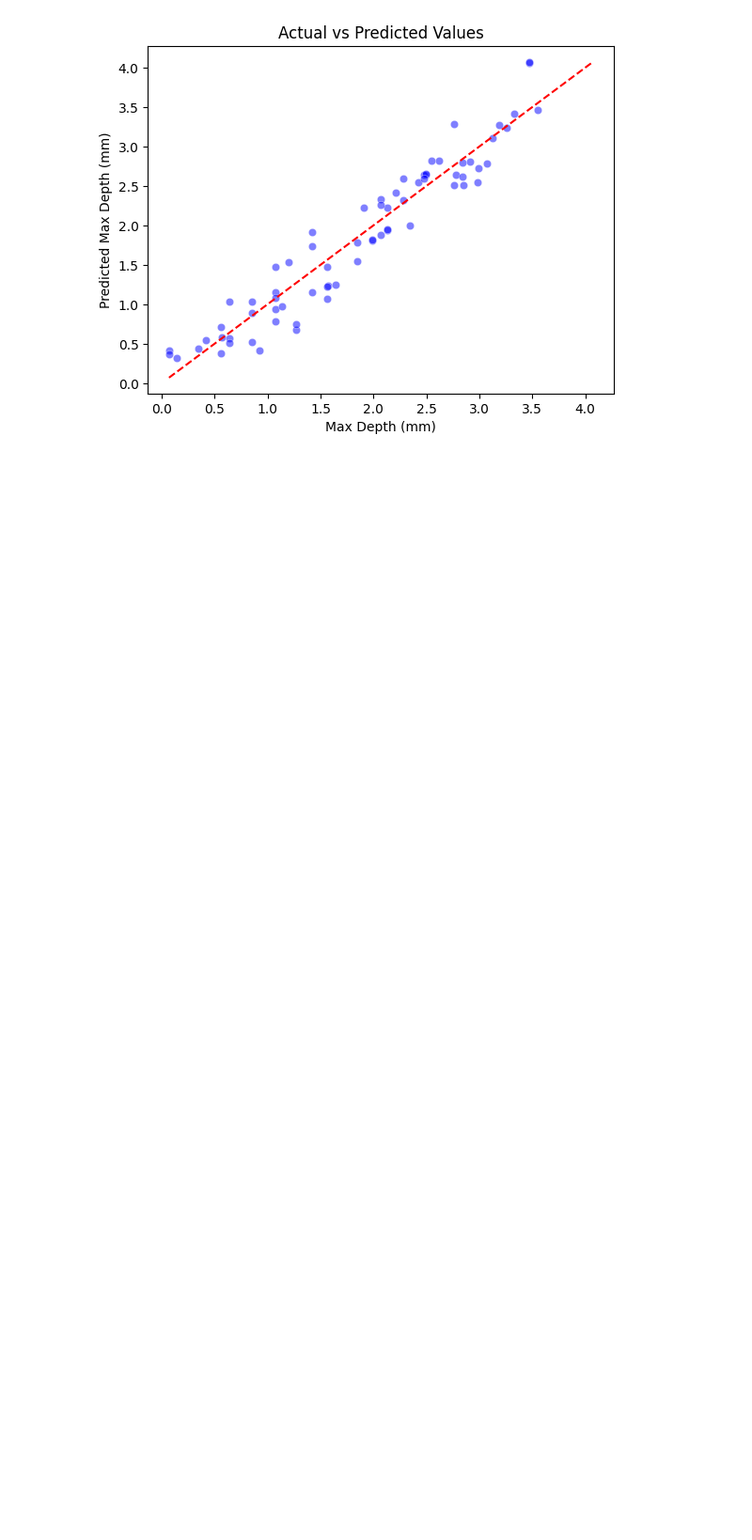
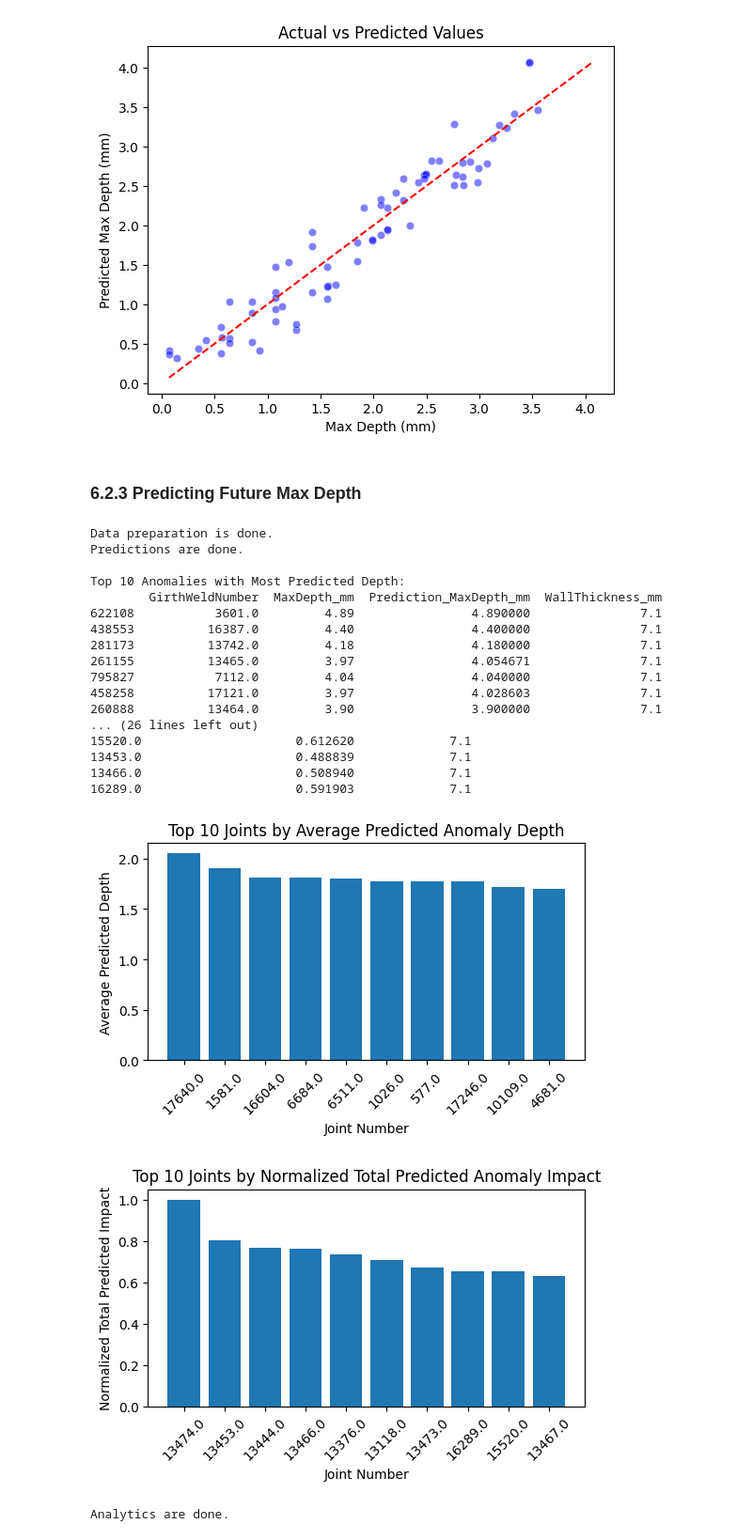
Before and after one commit to Farhad-Davaripour/AI_Applications_in_Pipeline_Engineering, a Jupyter notebook: demo.ipynb, the cells around one changed output. Shown at 94% size. Drawn from its saved outputs; the diff is of its cells as text; code cells hidden in the pictures; blank space fills up the shorter version.

Commit message:
chore: Refactor code in demo.ipynb, update functions in tools.py

```diff
--- a/demo.ipynb
+++ b/demo.ipynb
@@ -529,8 +530,11 @@ kbins = KBinsDiscretizer(n_bins=n_bins, encode='ordinal', strategy='uniform')
 # %%
 Old_Anomalies_Training_df = Old_Anomalies_EngineeringFeatures_Clustered_df.copy()
 # %%
-# Apply the mask to remove outliers only from the target variable
+# Define target variable
 target = Old_Anomalies_Training_df['MaxDepth_mm']
+
+# Define wall thickness variable
+wt_mm = Old_Anomalies_EngineeringFeatures_Clustered_df.WallThickness_mm
 
 # Keep all features, including rows where target is an outlier
 features = Old_Anomalies_Training_df[[
@@ -553,7 +557,6 @@ features = Old_Anomalies_Training_df[[
         'DPrev_SignificantPointOrientation_deg',
         'AspectRatio',
         'FeatureArea_mm2',
-        'estimated_max_depth_mm',
         'SignificantPointOrientation_deg_sin',
         'SignificantPointOrientation_deg_cos',
         'LengthChange',
@@ -747,3 +755,46 @@ ML_pipeline.plot_violin(results)
 ML_pipeline.plot_scatter(results)
 # %% [output]
 [figure]
+# %% [markdown]
+### 6.2.3 Predicting Future Max Depth
+# %%
+from src.tools import AnomalyPredictionPipeline
+
+Old_Anomalies_Prediction_df = Old_Anomalies_Training_df.copy()
+Old_Anomalies_Prediction_df['WallThickness_mm'] = wt_mm
+
+prev_inspection_year = 7
+next_inspection_year = 9
+
+# Create an instance of the pipeline
+pipeline = AnomalyPredictionPipeline(model=best_model, df= Old_Anomalies_Prediction_df, prev_inspection_year=7, next_inspection_year=9)
+
+# Prepare data
+Old_Anomalies_Prediction_df = pipeline.prepare_data(wt_mm, feature_columns, target.name)
+
+# Make predictions
+Old_Anomalies_Prediction_df = pipeline.make_predictions( feature_columns)
+
+# Perform analytics
+pipeline.perform_analytics((6, 3))
+# %% [output]
+Data preparation is done.
+Predictions are done.
+
+Top 10 Anomalies with Most Predicted Depth:
+        GirthWeldNumber  MaxDepth_mm  Prediction_MaxDepth_mm  WallThickness_mm
+622108           3601.0         4.89                4.890000               7.1
+438553          16387.0         4.40                4.400000               7.1
+281173          13742.0         4.18                4.180000               7.1
+261155          13465.0         3.97                4.054671               7.1
+795827           7112.0         4.04                4.040000               7.1
+458258          17121.0         3.97                4.028603               7.1
+260888          13464.0         3.90                3.900000               7.1
+... (26 lines left out)
+15520.0                     0.612620             7.1
+13453.0                     0.488839             7.1
+13466.0                     0.508940             7.1
+16289.0                     0.591903             7.1
+[figure, added]
+[figure, added]
+Analytics are done.
```
Also changed, not shown: parts of 11 cells of this notebook, 1 other file.
